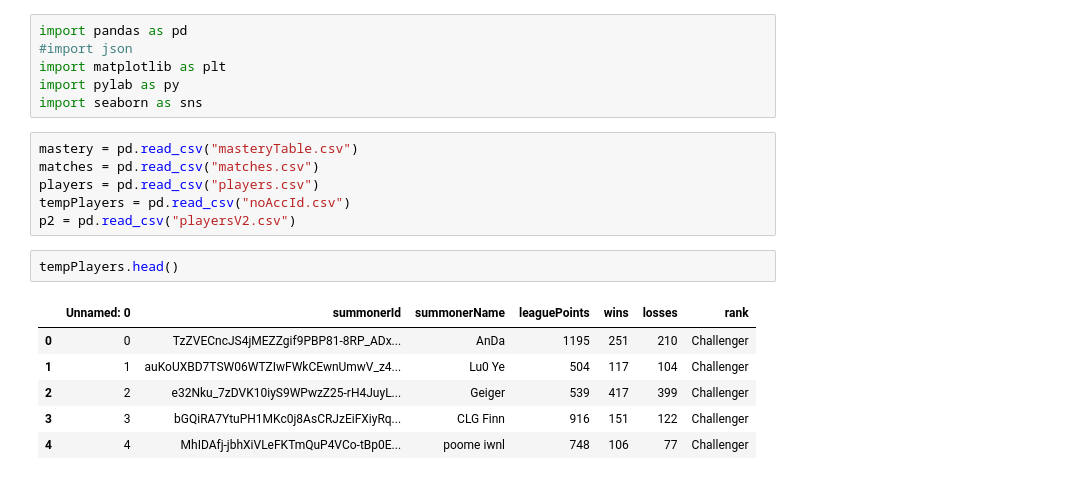
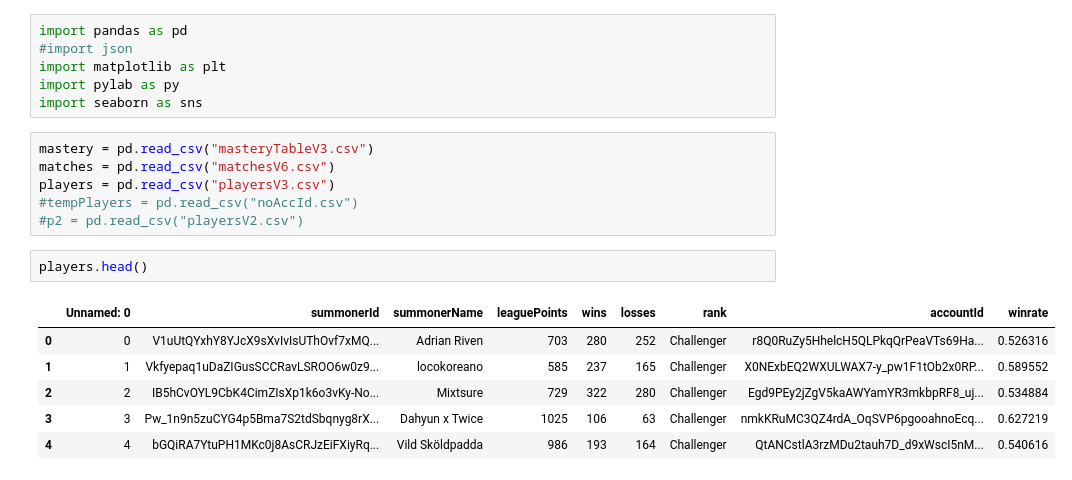
Before and after one commit to pzeng718/Predict-league-of-legends-match-outcome, a Jupyter notebook: Visualizations.ipynb, the cells around one changed output. Drawn from its saved outputs; the diff is of its cells as text.

```diff
--- a/Visualizations.ipynb
+++ b/Visualizations.ipynb
@@ -5,17 +5,17 @@ import matplotlib as plt
 import pylab as py
 import seaborn as sns
 # %%
-mastery = pd.read_csv("masteryTable.csv")
-matches = pd.read_csv("matches.csv")
-players = pd.read_csv("players.csv")
-tempPlayers = pd.read_csv("noAccId.csv")
-p2 = pd.read_csv("playersV2.csv")
+mastery = pd.read_csv("masteryTableV3.csv")
+matches = pd.read_csv("matchesV6.csv")
+players = pd.read_csv("playersV3.csv")
+#tempPlayers = pd.read_csv("noAccId.csv")
+#p2 = pd.read_csv("playersV2.csv")
 # %%
-tempPlayers.head()
+players.head()
 # %% [output]
-|  | Unnamed: 0 | summonerId | summonerName | leaguePoints | wins | losses | rank |
-| 0 | 0 | TzZVECncJS4jMEZZgif9PBP81-8RP_ADx... | AnDa | 1195 | 251 | 210 | Challenger |
-| 1 | 1 | auKoUXBD7TSW06WTZIwFWkCEwnUmwV_z4... | Lu0 Ye | 504 | 117 | 104 | Challenger |
-| 2 | 2 | e32Nku_7zDVK10iyS9WPwzZ25-rH4JuyL... | Geiger | 539 | 417 | 399 | Challenger |
-| 3 | 3 | bGQiRA7YtuPH1MKc0j8AsCRJzEiFXiyRq... | CLG Finn | 916 | 151 | 122 | Challenger |
-| 4 | 4 | MhIDAfj-jbhXiVLeFKTmQuP4VCo-tBp0E... | poome iwnl | 748 | 106 | 77 | Challenger |
+|  | Unnamed: 0 | summonerId | summonerName | leaguePoints | wins | losses | rank | accountId | winrate |
+| 0 | 0 | V1uUtQYxhY8YJcX9sXvIvIsUThOvf7xMQ... | Adrian Riven | 703 | 280 | 252 | Challenger | r8Q0RuZy5HhelcH5QLPkqQrPeaVTs69Ha... | 0.526316 |
+| 1 | 1 | Vkfyepaq1uDaZIGusSCCRavLSROO6w0z9... | locokoreano | 585 | 237 | 165 | Challenger | X0NExbEQ2WXULWAX7-y_pw1F1tOb2x0RP... | 0.589552 |
+| 2 | 2 | IB5hCvOYL9CbK4CimZIsXp1k6o3vKy-No... | Mixtsure | 729 | 322 | 280 | Challenger | Egd9PEy2jZgV5kaAWYamYR3mkbpRF8_uj... | 0.534884 |
+| 3 | 3 | Pw_1n9n5zuCYG4p5Bma7S2tdSbqnyg8rX... | Dahyun x Twice | 1025 | 106 | 63 | Challenger | nmkKRuMC3QZ4rdA_OqSVP6pgooahnoEcq... | 0.627219 |
+| 4 | 4 | bGQiRA7YtuPH1MKc0j8AsCRJzEiFXiyRq... | Vild Sköldpadda | 986 | 193 | 164 | Challenger | QtANCstlA3rzMDu2tauh7D_d9xWscI5nM... | 0.540616 |
```
Also changed, not shown: parts of 10 cells of this notebook, 3 other files.
